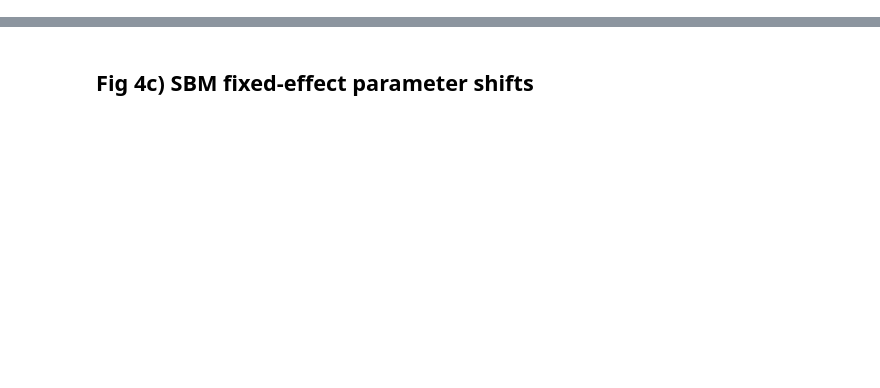
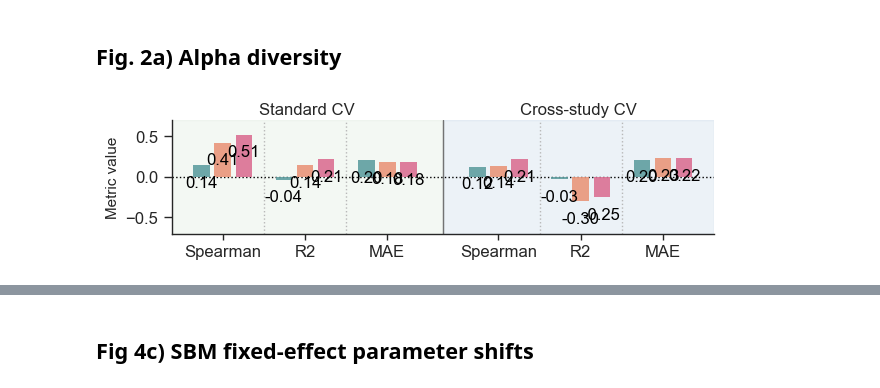
Before and after one commit to j-nystrom/biodiversity-impacts, a Jupyter notebook: notebooks/1_manuscript_main.ipynb, the cells around one changed output, grey strips where cells are left out. Cells and saved outputs as stored; diff of their text form; code cells hidden in the pictures; blank space fills up the shorter version.

```diff
--- a/notebooks/1_manuscript_main.ipynb
+++ b/notebooks/1_manuscript_main.ipynb
@@ -1089,13 +269,0 @@ fig.savefig(
-# %%
-# Render the Fig 2 model legend as a separate export.
-fig = model_performance_dotplot(
-    alpha_summary_results,
-    figsize=(5.8, 3),
-    show_axes_labels_values=True,
-    show_legend=True,
-    show_mean_values=False,
-    point_size=28,
-    axes_number_size=12,
-    axes_label_size=12,
-    y_limits=fig2_y_limits,
-)
@@ -2762,0 +368,11 @@ def plot_parameter_spread_panel(
+# %%
+# Build Fig 2a fold-level and all-observation performance summaries.
+alpha_summary_results = build_model_performance_summary(
+    dfs={
+        # "GLMM alpha": glmm_alpha_results,
+        "SBM alpha": sbm_alpha_results,
+        "BRM alpha": brm_alpha_results,
+        "BTM alpha": btm_alpha_results,
+    },
+)
+display(alpha_summary_results)
@@ -2762,0 +668,21 @@ def plot_parameter_spread_panel(
+# %%
+# Main settings for all Fig 2 performance panels.
+fig2_figsize = (7, 1.5)
+fig2_y_limits = (-0.7, 0.7)
+fig2_axes_label_size = 12
+fig2_axes_number_size = 12
+fig2_bar_width = 0.3
+# %% [markdown]
+## Fig. 2a) Alpha diversity
+# %%
+# Plot Fig 2a as median fold-level bars for alpha model performance.
+fig2a_alpha_summary = model_performance_barplot(
+    summary_df=alpha_summary_results,
+    figsize=fig2_figsize,
+    y_limits=fig2_y_limits,
+    bar_width=fig2_bar_width,
+    show_axes_labels_values=True,
+    show_mean_values=True,
+)
+# %% [output]
+[figure, added]
```
Also changed, not shown: parts of 359 cells of this notebook, 26 other files.
